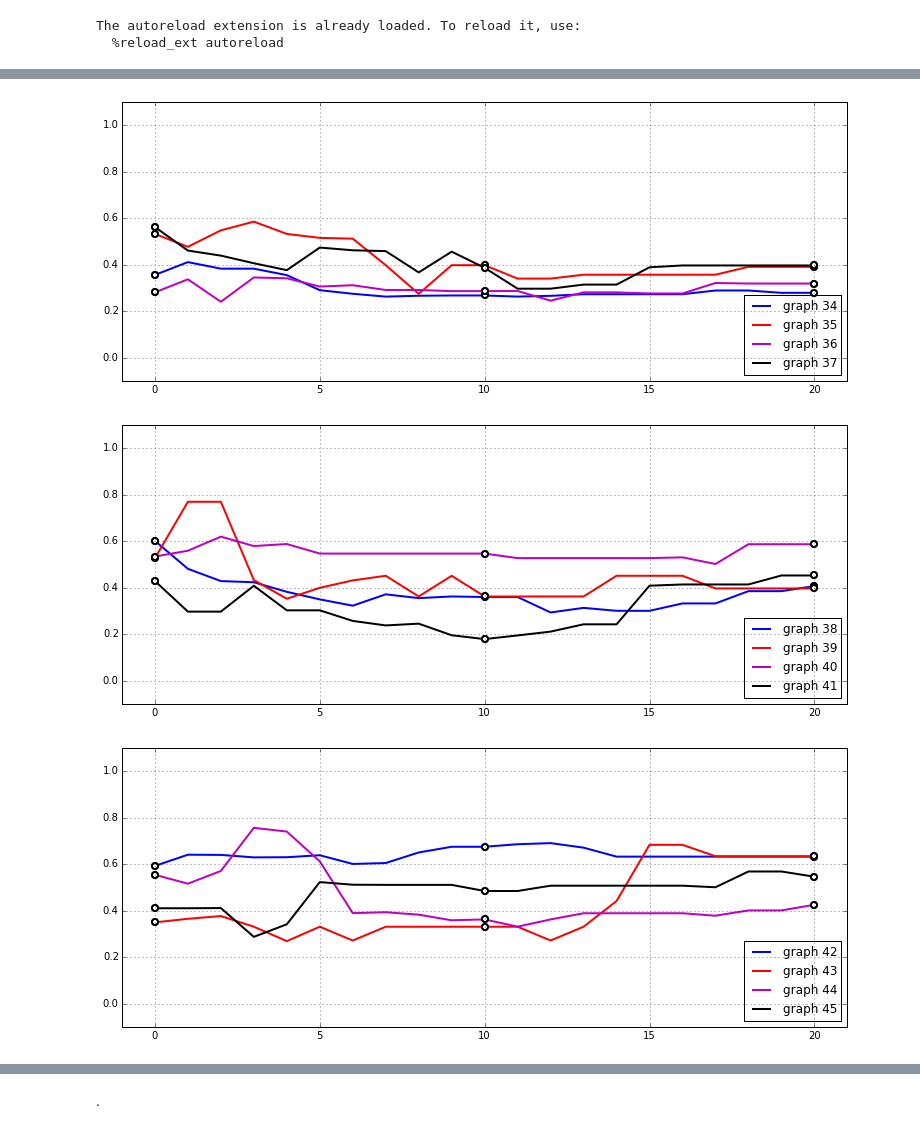
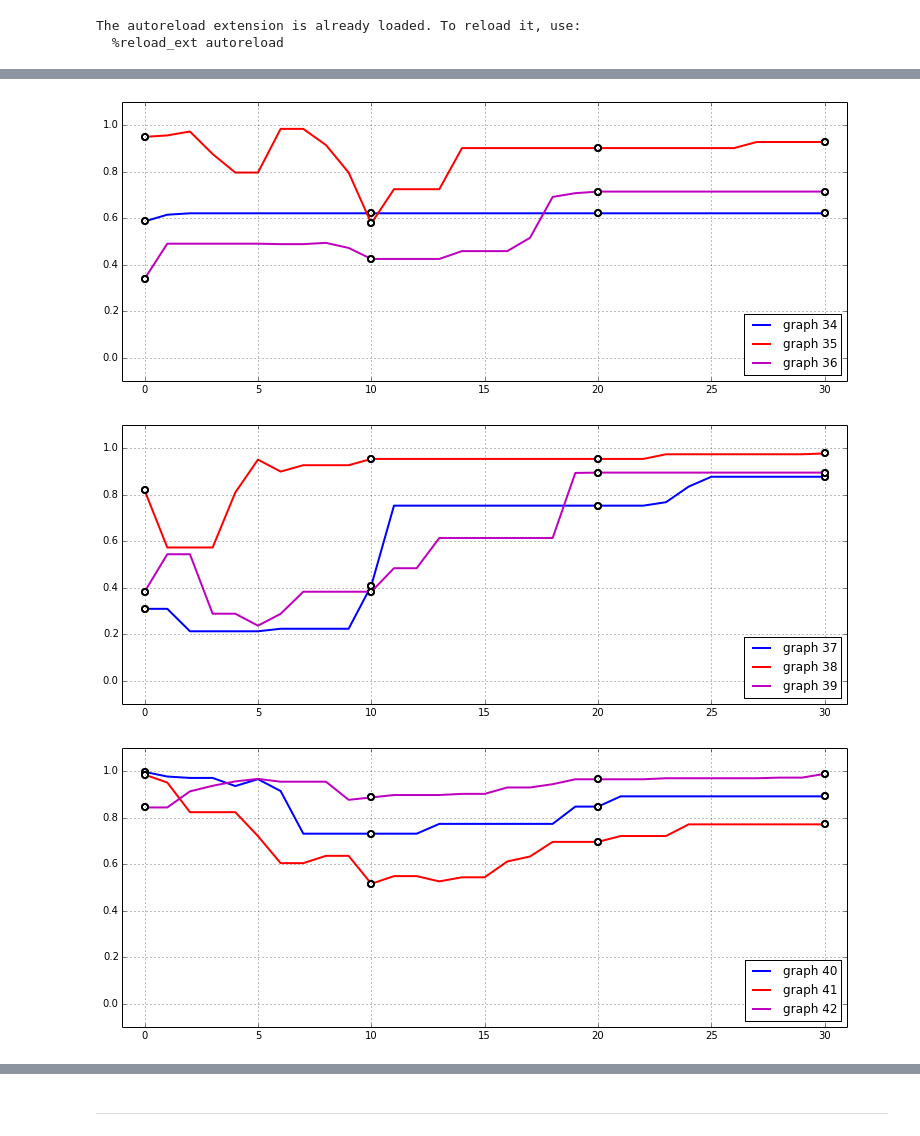
Before and after one commit to fabriziocosta/GraphLearn_examples, a Jupyter notebook: Sampling.ipynb, the cells around one changed output, grey strips where cells are left out. Cells and saved outputs as stored; diff of their text form; code cells hidden in the pictures.

```diff
--- a/Sampling.ipynb
+++ b/Sampling.ipynb
@@ -59,20 +57,20 @@ from itertools import islice
 input_graphs = islice(graphs,id_start,id_end)
 
 # sample
-n_steps=20
-n_samples=3
+n_steps=30
+n_samples=4
 
 graphs = sampler.sample(input_graphs,
                         n_steps=n_steps, n_samples=n_samples,
                         target_orig_cip=False,
                         probabilistic_core_choice=False,
                         score_core_choice= True,
-                        max_size_diff=-1,
+                        max_size_diff=1,
                         burnin=1,
                         omit_seed=False,
-                        proposal_probability = True,
-                        improving_threshold=.8,
-                        improving_linear_start=0.2,
+                        proposal_probability = False,
+                        improving_threshold=.5,
+                        improving_linear_start=0.0,
                         accept_static_penalty=0.0,
                         n_jobs=1,
                         select_cip_max_tries=200,
@@ -224,26 +121,27 @@ sampler.monitors[1][9]
 # %%
 %%time
 # plot sampling path score
 from itertools import islice
 import numpy as np
 import pylab as plt
 markevery=n_steps/(n_samples-1)
 step=1
+num_graphs_per_plot=3
 num_plots=np.ceil([len(scores)/num_graphs_per_plot])
 for i in range(num_plots):
 
     plt.figure(figsize=(13,5))
     for j,score in enumerate(scores[i*num_graphs_per_plot:i*num_graphs_per_plot+num_graphs_per_plot]):
 
         data = list(islice(score,None, None, step))
         plt.plot(data, linewidth=2, label='graph %d'%(j+i*num_graphs_per_plot+id_start))
         plt.plot(data, linestyle='None',markevery=markevery, markerfacecolor='white', marker='o', markeredgewidth=2,markersize=6)
     plt.legend(loc='lower right')
     plt.grid()
     plt.xlim(-1,n_steps+1)
     plt.ylim(-0.1,1.1)
     plt.show()
 # %% [output]
-[figure, old version]
+[figure, new version]
-[figure, old version]
+[figure, new version]
-[figure, old version]
+[figure, new version]
@@ -252,2 +151,2 @@ Wall time: 893 ms
 # %% [markdown]
-.
+---
```
Also changed, not shown: parts of 8 cells of this notebook, 2 other files.
